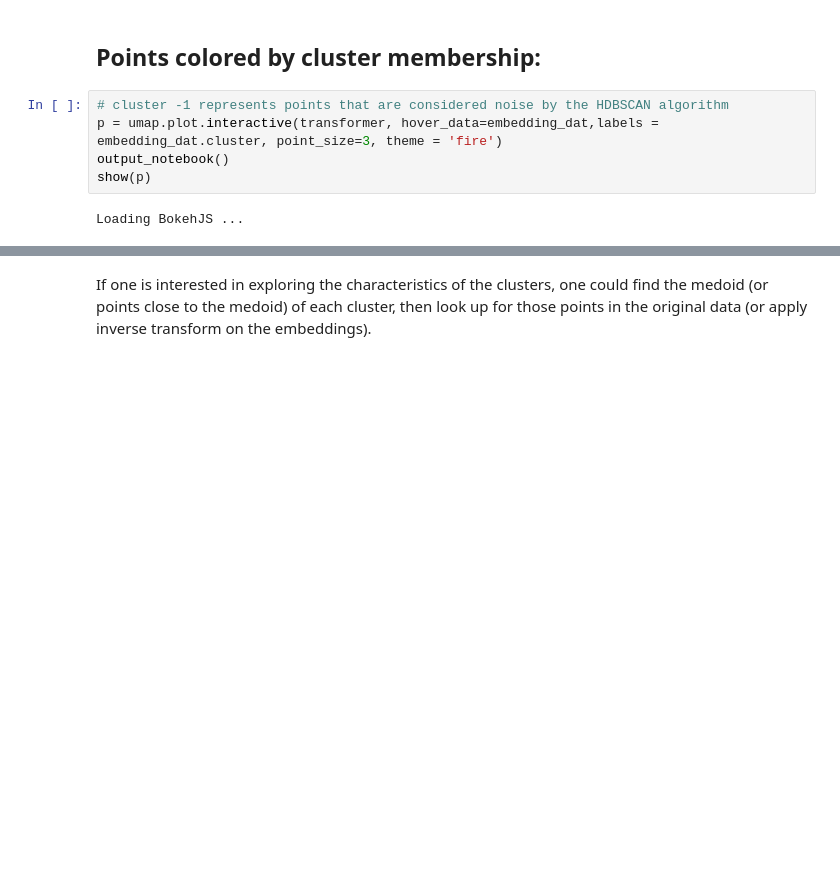
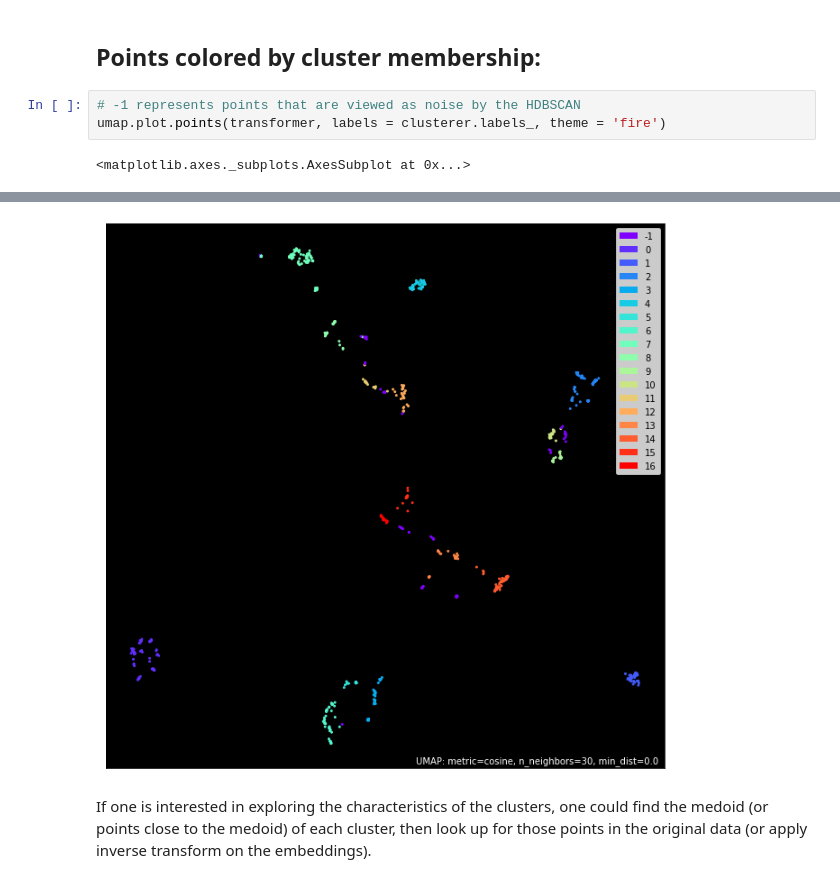
Before and after one commit to bynchang/UMAP-baseball, a Jupyter notebook: umap_baseball.ipynb, the cells around one changed output, grey strips where cells are left out. Drawn from its saved outputs; the diff is of its cells as text; blank space fills up the shorter version.

```diff
--- a/umap_baseball.ipynb
+++ b/umap_baseball.ipynb
@@ -200,9 +196,7 @@ Loading BokehJS ...
 # %% [markdown]
 ## Points colored by cluster membership:
 # %%
-# cluster -1 represents points that are considered noise by the HDBSCAN algorithm
-p = umap.plot.interactive(transformer, hover_data=embedding_dat,labels = embedding_dat.cluster, point_size=3, theme = 'fire')
-output_notebook()
-show(p)
+# -1 represents points that are viewed as noise by the HDBSCAN
+umap.plot.points(transformer, labels = clusterer.labels_, theme = 'fire')
 # %% [output]
-Loading BokehJS ...
+<matplotlib.axes._subplots.AxesSubplot at 0x...>
@@ -212,2 +203,3 @@ Loading BokehJS ...
+[figure, added]
 # %% [markdown]
 If one is interested in exploring the characteristics of the clusters, one could find the medoid (or points close to the medoid) of each cluster, then look up for those points in the original data (or apply inverse transform on the embeddings).
```
Also changed, not shown: parts of 4 cells of this notebook.
